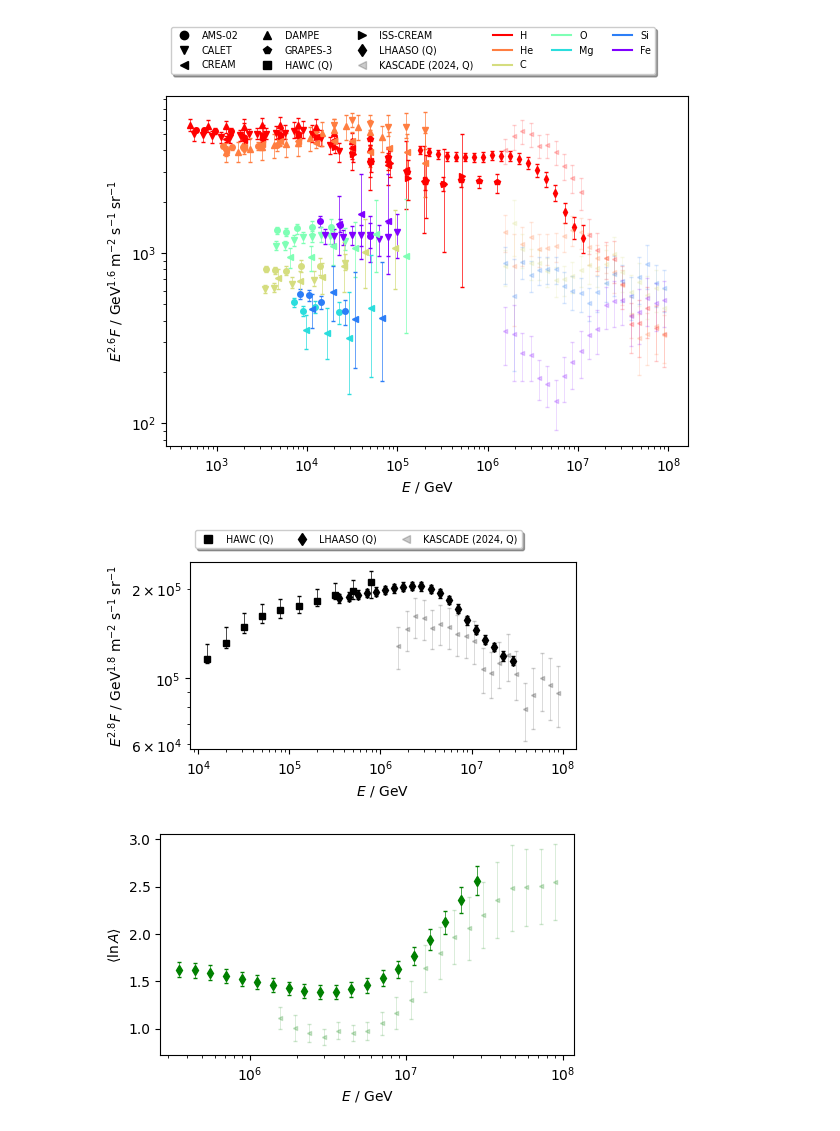
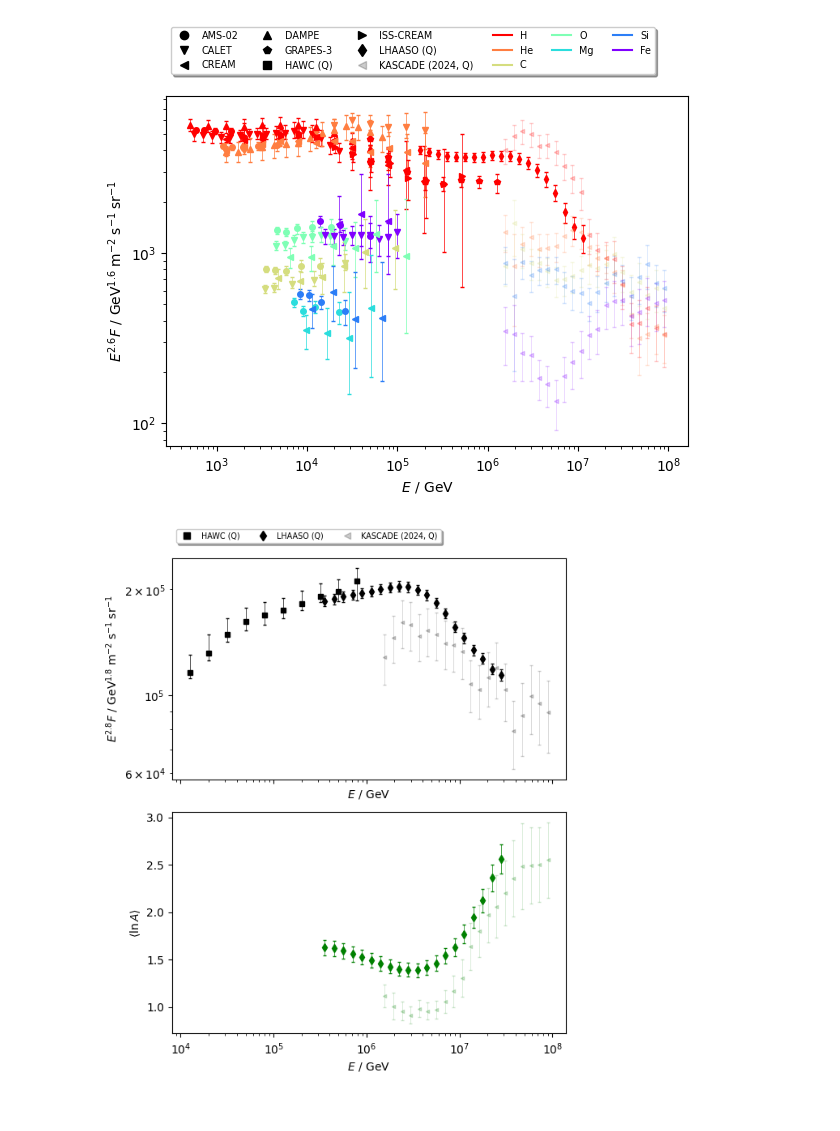
Before and after one commit to nj-vs-vh/EVA, a Jupyter notebook: icrc.ipynb, the cells around one changed output. Saved outputs shown, nothing was run; the diff lists cells and outputs as text; code cells hidden in the pictures.

```diff
--- a/icrc.ipynb
+++ b/icrc.ipynb
@@ -174,72 +177,49 @@ plt.show()
 # %% [output]
 [figure]
 # %%
-fig, ax = plt.subplots(figsize=(5, 3))
+fig, axes = plt.subplots(nrows=2, sharex=True, figsize=(6, 7))
+
+ax_all = axes[0]
+ax_lnA = axes[1]
 
 scale = 2.8
 
 for exp, s in data_all.all_particle_spectra.items():
-    s.plot(scale=scale, ax=ax, add_label=False, is_fitted=True, marker_size=5.0)
+    s.plot(scale=scale, ax=ax_all, add_label=False, is_fitted=True, marker_size=5.0)
 for exp, s in data_kascade.all_particle_spectra.items():
-    s.plot(scale=scale, ax=ax, add_label=False, is_fitted=False)
+    s.plot(scale=scale, ax=ax_all, add_label=False, is_fitted=False)
 
 
-ax.set_xscale("log")
-ax.set_yscale("log")
+for exp, s in data_all.lnA.items():
+    s.plot(scale=0, color="green", ax=ax_lnA, add_label=False, is_fitted=True, marker_size=5.0)
+for exp, s in data_kascade.lnA.items():
+    s.plot(scale=0, color="green", ax=ax_lnA, add_label=False, is_fitted=False)
+
+
 legend_with_added_items(
-    ax,
+    ax_all,
     [
         (exp.legend_artist(is_fitted=True), exp.name)
         for exp in sorted(data_all.all_particle_spectra.keys())
     ]
     + [
         (exp.legend_artist(is_fitted=False), exp.name)
         for exp in sorted(data_kascade.all_particle_spectra.keys())
     ],
     fontsize="x-small",
     bbox_to_anchor=(0.00, 1.05, 1.0, 0.0),
     loc="lower left",
     fancybox=True,
     shadow=True,
     ncol=4,
 )
+ax_all.set_xscale("log")
+ax_all.set_yscale("log")
+ax_lnA.set_xscale("log")
+ax_lnA.set_xlabel(E_GEV_LABEL)
+ax_lnA.set_ylabel(LN_A_LABEL)
 
 fig.tight_layout()
 plt.show()
 # %% [output]
-[figure, old version]
+[figure, new version]
-# %%
-from cr_knee_fit.utils import E_GEV_LABEL, LN_A_LABEL
-
-fig, ax = plt.subplots(figsize=(5, 3))
-
-for exp, s in data_all.lnA.items():
-    s.plot(scale=0, color="green", ax=ax, add_label=False, is_fitted=True, marker_size=5.0)
-for exp, s in data_kascade.lnA.items():
-    s.plot(scale=0, color="green", ax=ax, add_label=False, is_fitted=False)
-
-ax.set_xscale("log")
-# legend_with_added_items(
-#     ax,
-#     [
-#         (exp.legend_artist(is_fitted=True), exp.name)
-#         for exp in sorted(data_all.all_particle_spectra.keys())
-#     ]
-#     + [
-#         (exp.legend_artist(is_fitted=False), exp.name)
-#         for exp in sorted(data_kascade.all_particle_spectra.keys())
-#     ],
-#         fontsize="x-small",
-#         bbox_to_anchor=(0.00, 1.05, 1.0, 0.0),
-#         loc="lower left",
-#         fancybox=True,
-#         shadow=True,
-#         ncol=4,
-# )
-ax.set_xlabel(E_GEV_LABEL)
-ax.set_ylabel(LN_A_LABEL)
-
-fig.tight_layout()
-plt.show()
-# %% [output]
-[figure, removed]
```
Also changed, not shown: parts of 7 cells of this notebook, 9 other files.
